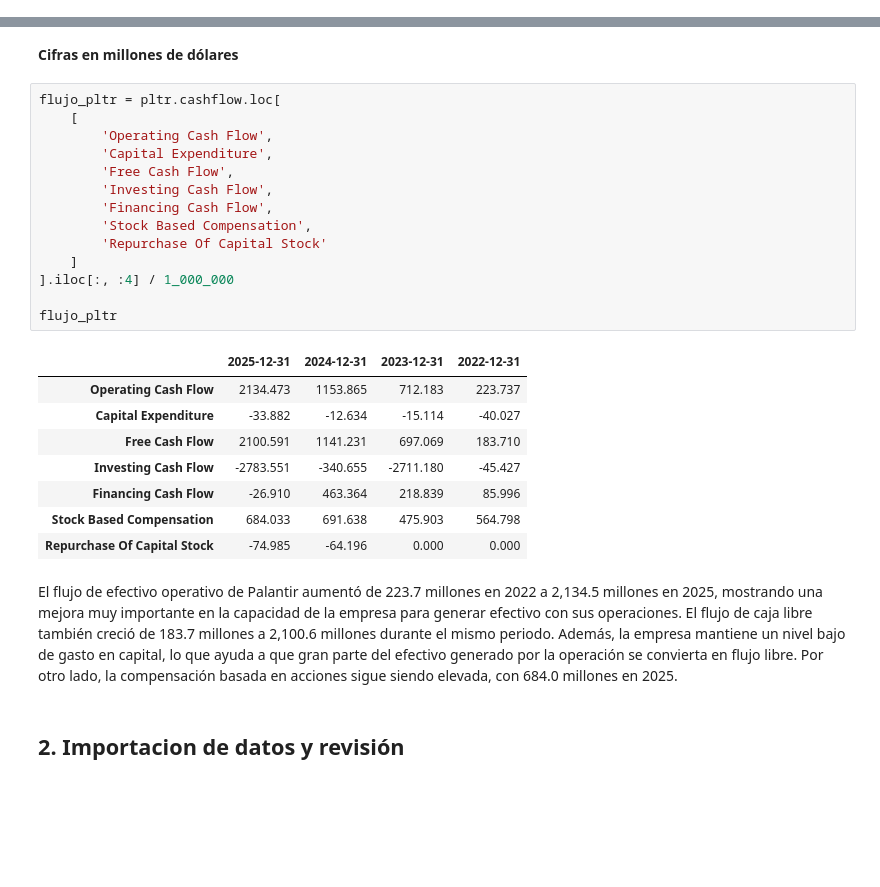
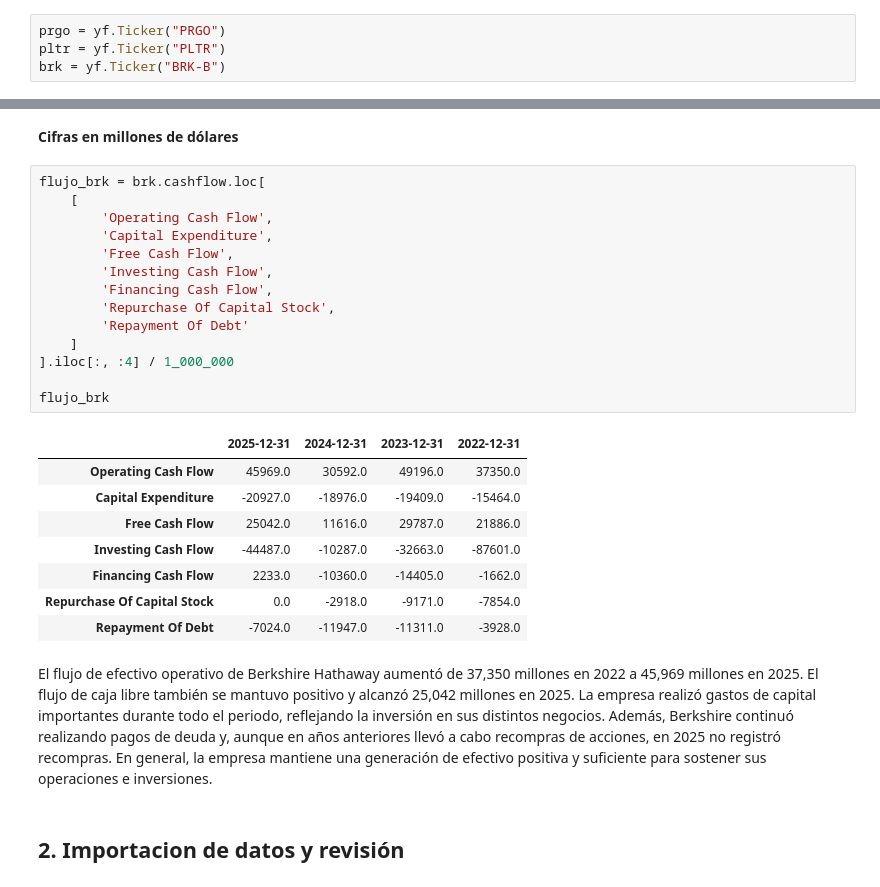
Before and after one commit to Mafergomezf/PORTAFOLIOS-DE-INVERSION, a Jupyter notebook: Tarea-1/Tarea1.ipynb, the cells around one changed output, grey strips where cells are left out. Drawn from its saved outputs; the diff is of its cells as text; blank space fills up the shorter version.

Commit message:
falta conclusion general

```diff
--- a/Tarea-1/Tarea1.ipynb
+++ b/Tarea-1/Tarea1.ipynb
@@ -9,6 +9,10 @@ import yfinance as yf
 import pandas as pd
 import numpy as np
 import matplotlib.pyplot as plt
+# %%
+prgo = yf.Ticker("PRGO")
+pltr = yf.Ticker("PLTR")
+brk = yf.Ticker("BRK-B")
 # %% [markdown]
 ## 1. Investigación de las emisoras
 # %% [markdown]
@@ -218,30 +298,30 @@ Los activos totales de Palantir aumentaron de 3,461.2 millones en 2022 a 8,900.4
 # %% [markdown]
 **Cifras en millones de dólares**
 # %%
-flujo_pltr = pltr.cashflow.loc[
+flujo_brk = brk.cashflow.loc[
     [
         'Operating Cash Flow',
         'Capital Expenditure',
         'Free Cash Flow',
         'Investing Cash Flow',
         'Financing Cash Flow',
-        'Stock Based Compensation',
-        'Repurchase Of Capital Stock'
+        'Repurchase Of Capital Stock',
+        'Repayment Of Debt'
     ]
 ].iloc[:, :4] / 1_000_000
 
-flujo_pltr
+flujo_brk
 # %% [output]
 |  | 2025-12-31 | 2024-12-31 | 2023-12-31 | 2022-12-31 |
-| Operating Cash Flow | 2134.473 | 1153.865 | 712.183 | 223.737 |
-| Capital Expenditure | -33.882 | -12.634 | -15.114 | -40.027 |
-| Free Cash Flow | 2100.591 | 1141.231 | 697.069 | 183.710 |
-| Investing Cash Flow | -2783.551 | -340.655 | -2711.180 | -45.427 |
-| Financing Cash Flow | -26.910 | 463.364 | 218.839 | 85.996 |
-| Stock Based Compensation | 684.033 | 691.638 | 475.903 | 564.798 |
-| Repurchase Of Capital Stock | -74.985 | -64.196 | 0.000 | 0.000 |
+| Operating Cash Flow | 45969.0 | 30592.0 | 49196.0 | 37350.0 |
+| Capital Expenditure | -20927.0 | -18976.0 | -19409.0 | -15464.0 |
+| Free Cash Flow | 25042.0 | 11616.0 | 29787.0 | 21886.0 |
+| Investing Cash Flow | -44487.0 | -10287.0 | -32663.0 | -87601.0 |
+| Financing Cash Flow | 2233.0 | -10360.0 | -14405.0 | -1662.0 |
+| Repurchase Of Capital Stock | 0.0 | -2918.0 | -9171.0 | -7854.0 |
+| Repayment Of Debt | -7024.0 | -11947.0 | -11311.0 | -3928.0 |
 # %% [markdown]
-El flujo de efectivo operativo de Palantir aumentó de 223.7 millones en 2022 a 2,134.5 millones en 2025, mostrando una mejora muy importante en la capacidad de la empresa para generar efectivo con sus operaciones. El flujo de caja libre también creció de 183.7 millones a 2,100.6 millones durante el mismo periodo. Además, la empresa mantiene un nivel bajo de gasto en capital, lo que ayuda a que gran parte del efectivo generado por la operación se convierta en flujo libre. Por otro lado, la compensación basada en acciones sigue siendo elevada, con 684.0 millones en 2025.
+El flujo de efectivo operativo de Berkshire Hathaway aumentó de 37,350 millones en 2022 a 45,969 millones en 2025. El flujo de caja libre también se mantuvo positivo y alcanzó 25,042 millones en 2025. La empresa realizó gastos de capital importantes durante todo el periodo, reflejando la inversión en sus distintos negocios. Además, Berkshire continuó realizando pagos de deuda y, aunque en años anteriores llevó a cabo recompras de acciones, en 2025 no registró recompras. En general, la empresa mantiene una generación de efectivo positiva y suficiente para sostener sus operaciones e inversiones.
 # %% [markdown]
 ## 2. Importacion de datos y revisión
 # %%
```
Also changed, not shown: parts of 32 cells of this notebook.
